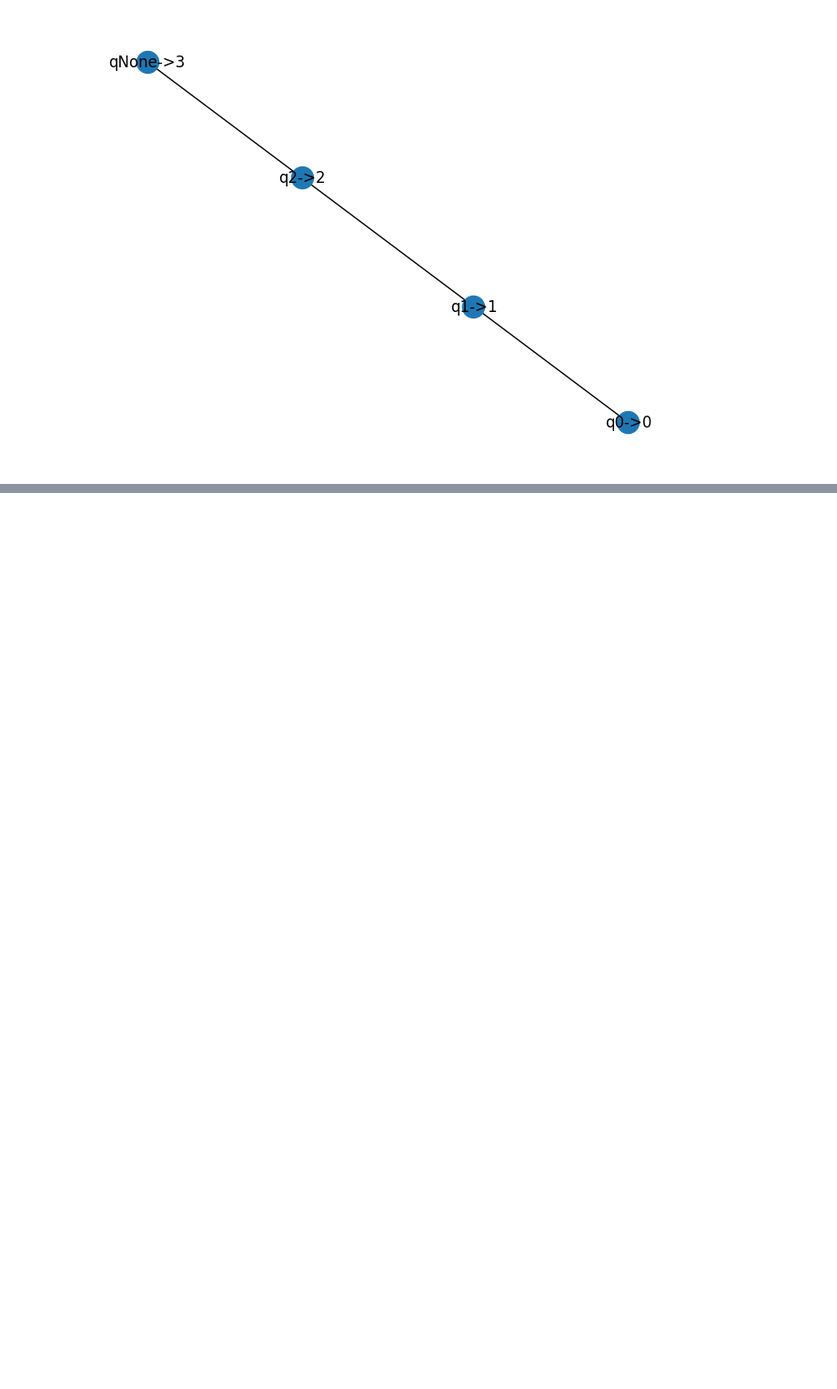
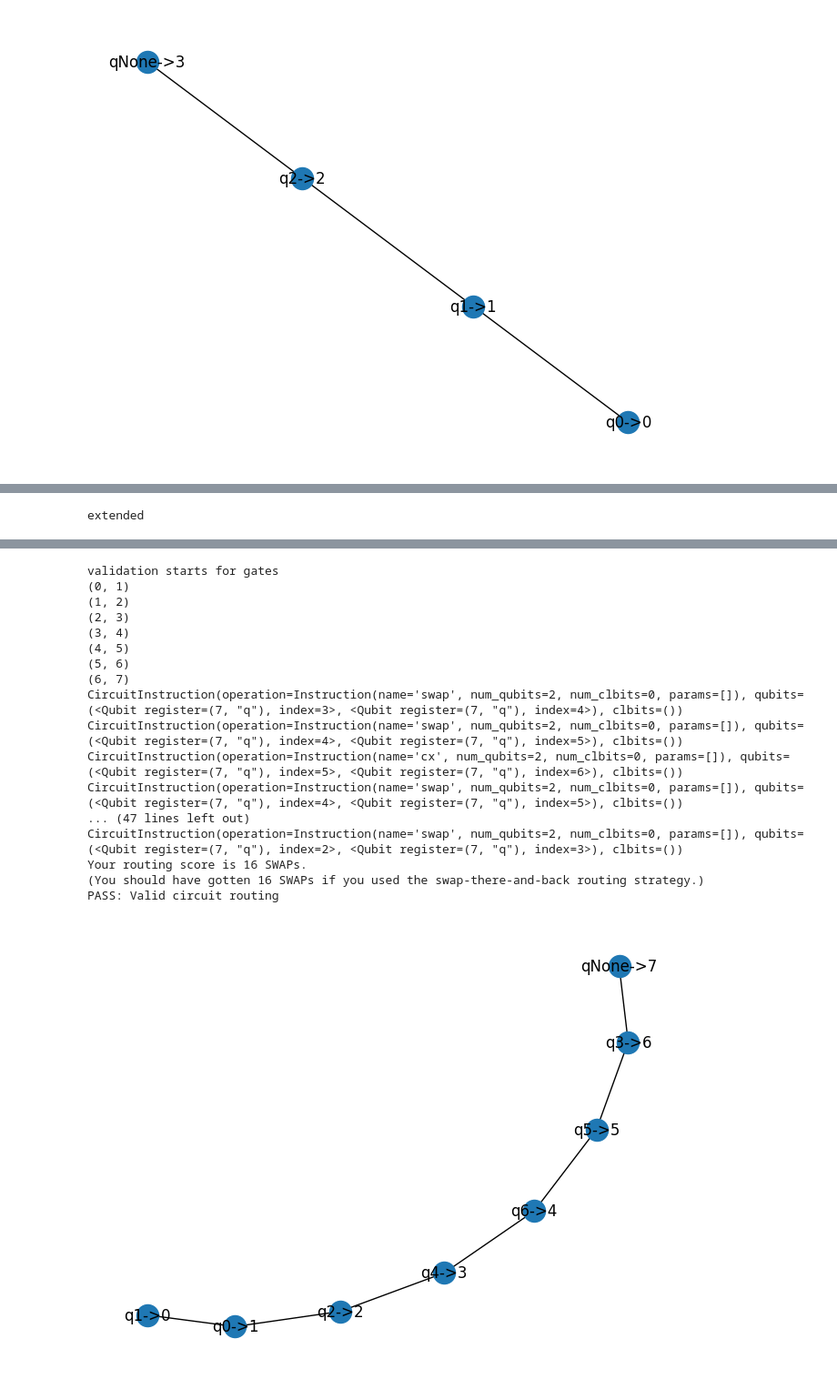
Before and after one commit to giriragav/UChicago---QCSD, a Jupyter notebook: lab6_routing.ipynb, the cells around one changed output, grey strips where cells are left out. Shown at 91% size. Saved outputs shown, nothing was run; the diff lists cells and outputs as text; code cells hidden in the pictures; blank space fills up the shorter version.

Commit message:
Successfully tested operations with far faraway hardware qubit

```diff
--- a/lab6_routing.ipynb
+++ b/lab6_routing.ipynb
@@ -980,0 +981,61 @@ PASS: Valid circuit routing
+# %%
+# @title 3 CNOT with faraway hardware qubits tests - scenario 1
+# GV Cell for testing 1 CNOT mappings
+def route_circuit_3CNOTwFHQ_S1(quantum_circuit:QuantumCircuit, target_hardware:nx.Graph,
+                  mapping:Dict[Qubit, int]) -> QuantumCircuit:
+  new_circuit = QuantumCircuit(len(target_hardware.nodes)-1)
+
+  new_circuit.swap(3,4)
+  new_circuit.swap(4,5)
+  new_circuit.cx(5,6)
+  new_circuit.swap(4,5)
+  new_circuit.swap(3,4)
+
+  new_circuit.swap(0,1)
+  new_circuit.cx(1,2)
+  new_circuit.swap(0,1)
+
+  new_circuit.swap(1,2)
+  new_circuit.swap(2,3)
+  new_circuit.cx(3,4)
+  new_circuit.swap(2,3)
+  new_circuit.swap(1,2)
+
+  new_circuit.h(2)
+
+  new_circuit.swap(2,3)
+  new_circuit.swap(3,4)
+  new_circuit.cx(5,4)
+  new_circuit.swap(3,4)
+  new_circuit.swap(2,3)
+
+  new_circuit.swap(2,3)
+  new_circuit.cx(4,3)
+  new_circuit.swap(2,3)
+
+  return new_circuit
+def test3CnotwFHQS1():
+  _hardware1 = nx.path_graph(8)
+  _cuccaro61 = QuantumCircuit(7)
+  _cuccaro61.cx(4,3)
+  _cuccaro61.cx(1,2)
+  _cuccaro61.cx(0,6)
+  _cuccaro61.h(2)
+  _cuccaro61.cx(5,2)
+  _cuccaro61.cx(6,2)
+  _mapping1 = {Qubit(QuantumRegister(7, 'q'), 1): 0,
+              Qubit(QuantumRegister(7, 'q'), 0): 1,
+              Qubit(QuantumRegister(7, 'q'), 2): 2,
+              Qubit(QuantumRegister(7, 'q'), 4): 3,
+              Qubit(QuantumRegister(7, 'q'), 6): 4,
+              Qubit(QuantumRegister(7, 'q'), 5): 5,
+              Qubit(QuantumRegister(7, 'q'), 3): 6}
+  _routing1 = route_circuit_3CNOTwFHQ_S1(_cuccaro61, _hardware1, _mapping1)  # Run your code
+  display(_cuccaro61.draw(fold=-1))
+  display(_routing1.draw(fold=-1))
+  draw_mapping(_hardware1, _mapping1)
+  validate_routing_gv(_cuccaro61, _hardware1, _mapping1, _routing1)
+  score_routing_gv(_cuccaro61, _hardware1, _mapping1, _routing1)
+  print('PASS: Valid circuit routing')
+test3CnotwFHQS1()
+# %% [output]
@@ -980,0 +1102 @@ PASS: Valid circuit routing
+extended
@@ -981,3 +1118,21 @@ PASS: Valid circuit routing
+validation starts for gates
+(0, 1)
+(1, 2)
+(2, 3)
+(3, 4)
+(4, 5)
+(5, 6)
+(6, 7)
+CircuitInstruction(operation=Instruction(name='swap', num_qubits=2, num_clbits=0, params=[]), qubits=(<Qubit register=(7, "q"), index=3>, <Qubit register=(7, "q"), index=4>), clbits=())
+CircuitInstruction(operation=Instruction(name='swap', num_qubits=2, num_clbits=0, params=[]), qubits=(<Qubit register=(7, "q"), index=4>, <Qubit register=(7, "q"), index=5>), clbits=())
+CircuitInstruction(operation=Instruction(name='cx', num_qubits=2, num_clbits=0, params=[]), qubits=(<Qubit register=(7, "q"), index=5>, <Qubit register=(7, "q"), index=6>), clbits=())
+CircuitInstruction(operation=Instruction(name='swap', num_qubits=2, num_clbits=0, params=[]), qubits=(<Qubit register=(7, "q"), index=4>, <Qubit register=(7, "q"), index=5>), clbits=())
+... (47 lines left out)
+CircuitInstruction(operation=Instruction(name='swap', num_qubits=2, num_clbits=0, params=[]), qubits=(<Qubit register=(7, "q"), index=2>, <Qubit register=(7, "q"), index=3>), clbits=())
+Your routing score is 16 SWAPs.
+(You should have gotten 16 SWAPs if you used the swap-there-and-back routing strategy.)
+PASS: Valid circuit routing
+[figure, added]
 # %%
 # @title 3 CNOT with single qubit gates tests - scenario 1
 # GV Cell for testing 1 CNOT mappings
```
Also changed, not shown: parts of 7 cells of this notebook.
